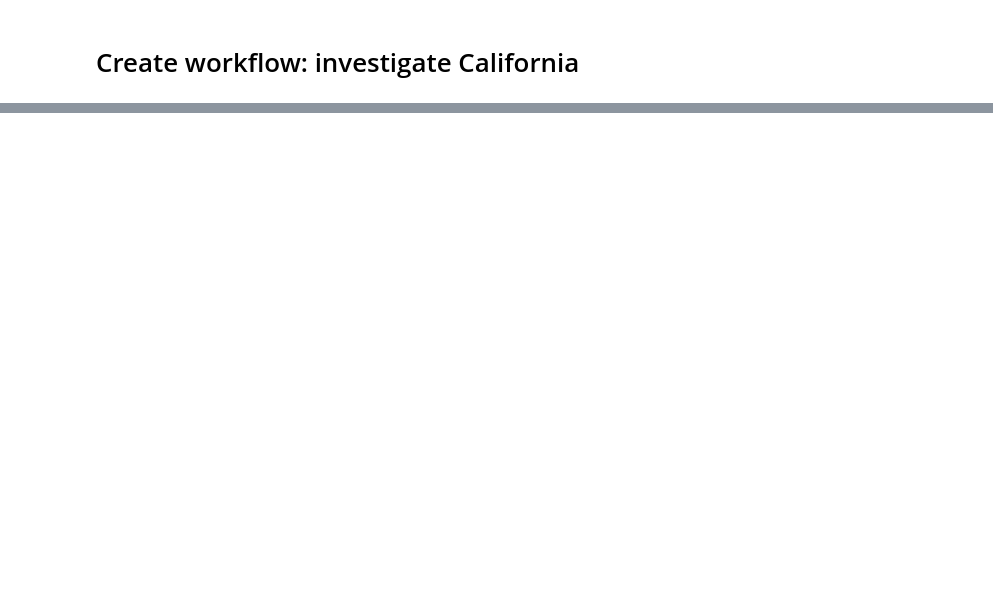
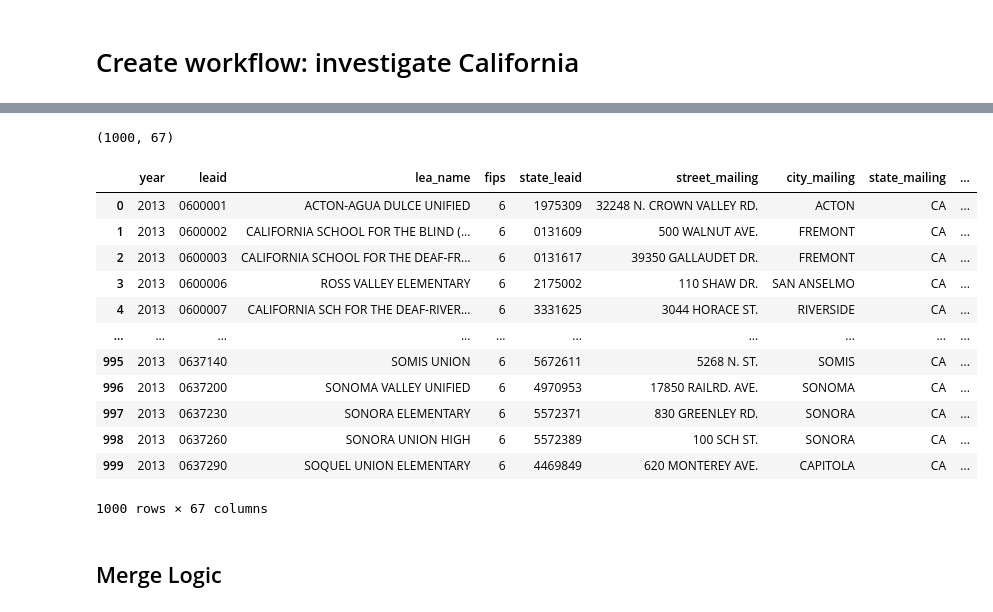
Before and after one commit to jchen321/geosnap4ed-1, a Jupyter notebook: data/Organizing.ipynb, the cells around one changed output, grey strips where cells are left out. Cells and saved outputs as stored; diff of their text form; code cells hidden in the pictures; blank space fills up the shorter version.

```diff
--- a/data/Organizing.ipynb
+++ b/data/Organizing.ipynb
@@ -47,3 +47,9 @@ by decreasing resolution
 - by US congressional districts or state upper and lower houses
 # %% [markdown]
 # Create workflow: investigate California
+# %%
+import pandas as pd
+import geopandas as gpd
+import matplotlib.pyplot as plt
+pd.set_option('display.max_rows', 200)
+pd.set_option('display.max_column', 200)
@@ -49,0 +104,5 @@ by decreasing resolution
+# %%
+dynurl = f"https://educationdata.urban.org/api/v1/school-districts/{layer}/{sublayer}/{year}?fips={fips}"
+# %%
+response = urlopen(dynurl)
+data = loads(response.read())
@@ -49,0 +133,23 @@ by decreasing resolution
+# %%
+df.shape
+# can't be sure if this is exhaustive
+# %% [output]
+(1000, 67)
+# %%
+df
+# %% [output]
+|  | year | leaid | lea_name | fips | state_leaid | street_mailing | city_mailing | state_mailing | ... |
+| 0 | 2013 | 0600001 | ACTON-AGUA DULCE UNIFIED | 6 | 1975309 | 32248 N. CROWN VALLEY RD. | ACTON | CA | ... |
+| 1 | 2013 | 0600002 | CALIFORNIA SCHOOL FOR THE BLIND (... | 6 | 0131609 | 500 WALNUT AVE. | FREMONT | CA | ... |
+| 2 | 2013 | 0600003 | CALIFORNIA SCHOOL FOR THE DEAF-FR... | 6 | 0131617 | 39350 GALLAUDET DR. | FREMONT | CA | ... |
+| 3 | 2013 | 0600006 | ROSS VALLEY ELEMENTARY | 6 | 2175002 | 110 SHAW DR. | SAN ANSELMO | CA | ... |
+| 4 | 2013 | 0600007 | CALIFORNIA SCH FOR THE DEAF-RIVER... | 6 | 3331625 | 3044 HORACE ST. | RIVERSIDE | CA | ... |
+| ... | ... | ... | ... | ... | ... | ... | ... | ... | ... |
+| 995 | 2013 | 0637140 | SOMIS UNION | 6 | 5672611 | 5268 N. ST. | SOMIS | CA | ... |
+| 996 | 2013 | 0637200 | SONOMA VALLEY UNIFIED | 6 | 4970953 | 17850 RAILRD. AVE. | SONOMA | CA | ... |
+| 997 | 2013 | 0637230 | SONORA ELEMENTARY | 6 | 5572371 | 830 GREENLEY RD. | SONORA | CA | ... |
+| 998 | 2013 | 0637260 | SONORA UNION HIGH | 6 | 5572389 | 100 SCH ST. | SONORA | CA | ... |
+| 999 | 2013 | 0637290 | SOQUEL UNION ELEMENTARY | 6 | 4469849 | 620 MONTEREY AVE. | CAPITOLA | CA | ... |
+1000 rows × 67 columns
+# %% [markdown]
+## Merge Logic
```
Also changed, not shown: parts of 38 cells of this notebook, 2 other files.
